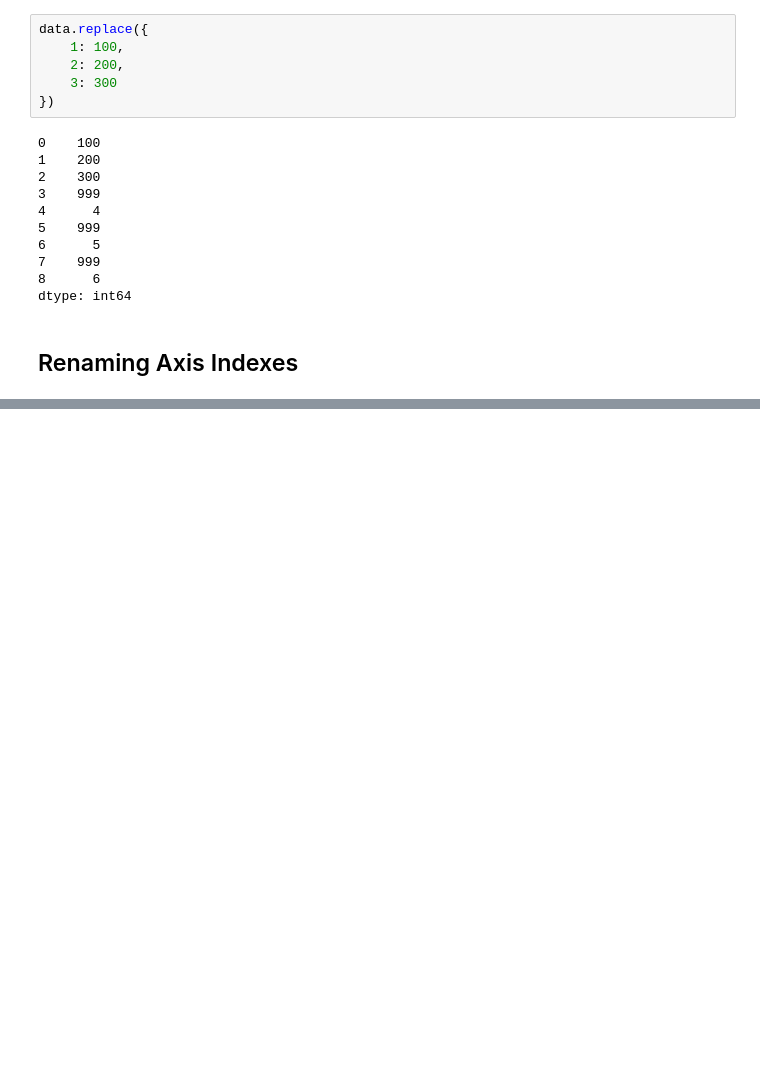
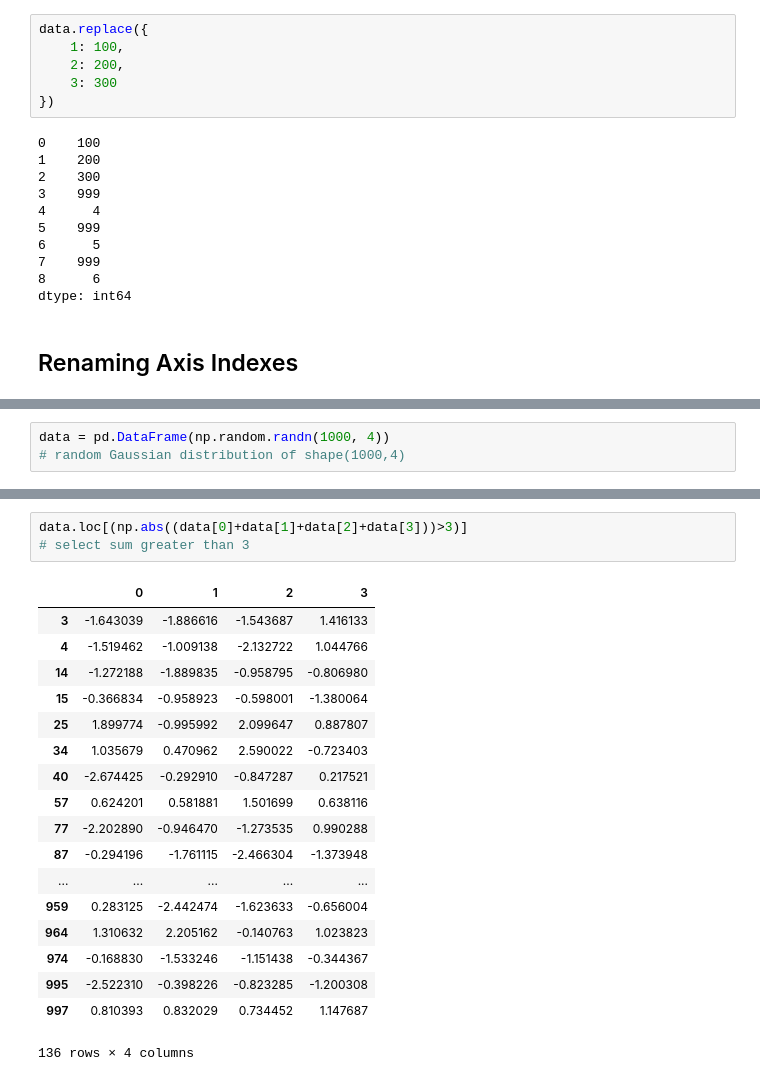
Before and after one commit to MengYao89/Data_Analysis, a Jupyter notebook: Pandas_Practice/Python_for_Data_Analysis_notes/Data_Cleaning_And_Preparation.ipynb, the cells around one changed output, grey strips where cells are left out. Drawn from its saved outputs; the diff is of its cells as text; blank space fills up the shorter version.

Commit message:
add data preprocessing notes.
outlier filter & detection, rename index or columns etc.

```diff
--- a/Pandas_Practice/Python_for_Data_Analysis_notes/Data_Cleaning_And_Preparation.ipynb
+++ b/Pandas_Practice/Python_for_Data_Analysis_notes/Data_Cleaning_And_Preparation.ipynb
@@ -494,0 +588,3 @@ dtype: int64
+# %%
+data = pd.DataFrame(np.random.randn(1000, 4))
+# random Gaussian distribution of shape(1000,4)
@@ -494,0 +625,22 @@ dtype: int64
+# %%
+data.loc[(np.abs((data[0]+data[1]+data[2]+data[3]))>3)]
+# select sum greater than 3
+# %% [output]
+|  | 0 | 1 | 2 | 3 |
+| 3 | -1.643039 | -1.886616 | -1.543687 | 1.416133 |
+| 4 | -1.519462 | -1.009138 | -2.132722 | 1.044766 |
+| 14 | -1.272188 | -1.889835 | -0.958795 | -0.806980 |
+| 15 | -0.366834 | -0.958923 | -0.598001 | -1.380064 |
+| 25 | 1.899774 | -0.995992 | 2.099647 | 0.887807 |
+| 34 | 1.035679 | 0.470962 | 2.590022 | -0.723403 |
+| 40 | -2.674425 | -0.292910 | -0.847287 | 0.217521 |
+| 57 | 0.624201 | 0.581881 | 1.501699 | 0.638116 |
+| 77 | -2.202890 | -0.946470 | -1.273535 | 0.990288 |
+| 87 | -0.294196 | -1.761115 | -2.466304 | -1.373948 |
+| ... | ... | ... | ... | ... |
+| 959 | 0.283125 | -2.442474 | -1.623633 | -0.656004 |
+| 964 | 1.310632 | 2.205162 | -0.140763 | 1.023823 |
+| 974 | -0.168830 | -1.533246 | -1.151438 | -0.344367 |
+| 995 | -2.522310 | -0.398226 | -0.823285 | -1.200308 |
+| 997 | 0.810393 | 0.832029 | 0.734452 | 1.147687 |
+136 rows × 4 columns
```
Also changed, not shown: parts of 25 cells of this notebook.
